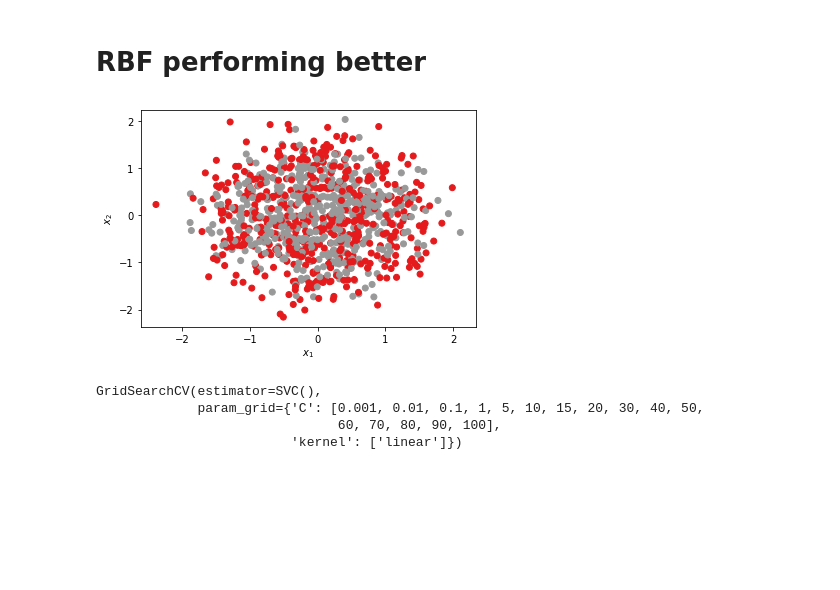
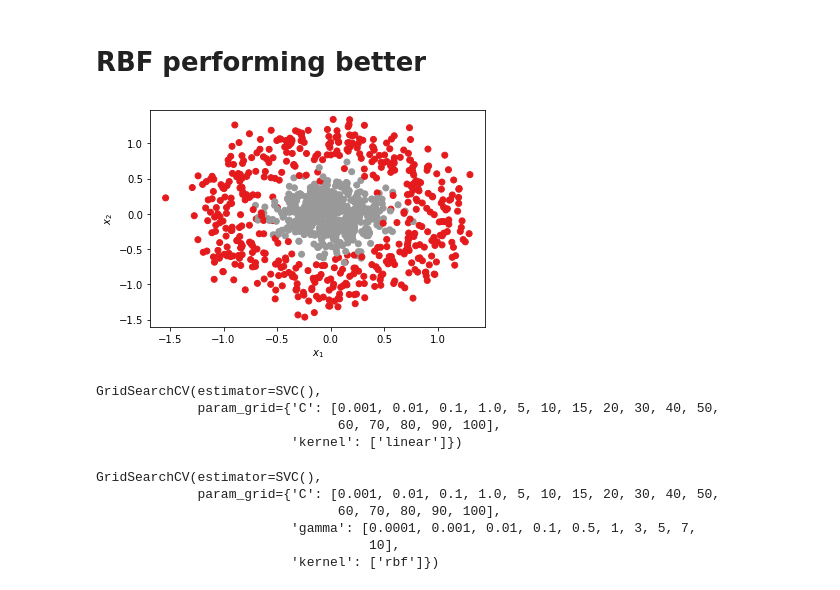
Before and after one commit to MBorgesT/ML_Assignment, a Jupyter notebook: LINEAR_vs_RBF.ipynb, the cells around one changed output. Drawn from its saved outputs; the diff is of its cells as text; code cells hidden in the pictures; blank space fills up the shorter version.

Commit message:
test_model_new

```diff
--- a/LINEAR_vs_RBF.ipynb
+++ b/LINEAR_vs_RBF.ipynb
@@ -96,26 +89,32 @@ The classifier boundary can't be plotted because the dataset has more than 2 dim
 def G_SVC_RBF():
 
     X, y = datasets.make_circles(n_samples=1000,
-                                 noise=0.5,
-                                 factor=0.7,
+                                 noise=0.2,
+                                 factor=0.2,
                                  random_state=42)
 
     return X, y
 # %%
 X_rbf, y_rbf = G_SVC_RBF()
+X_train, X_test, y_train, y_test = train_test_split(X_rbf,
+                                                    y_rbf,
+                                                    test_size=.33,
+                                                    random_state=42)
 
 plot_2d(X_rbf, y_rbf)
 # %% [output]
-[figure, old version]
+[figure, new version]
 # %%
-param_grid = {'C': [0.001,0.01,0.1,1,5,10,15,20,30, 40, 50, 60,70,80,90,100],
-              'kernel': ['linear']}
+#parameter tuning for linear kernel
+
+param_grid_lin = {'C': [0.001,0.01,0.1,1.,5,10,15,20,30, 40, 50, 60,70,80,90,100],
+                  'kernel': ['linear']}
 
 
-grid = GridSearchCV(SVC(), param_grid)
-grid.fit(X_train, y_train)
+grid_lin = GridSearchCV(SVC(), param_grid_lin)
+grid_lin.fit(X_train, y_train)
 # %% [output]
 GridSearchCV(estimator=SVC(),
-             param_grid={'C': [0.001, 0.01, 0.1, 1, 5, 10, 15, 20, 30, 40, 50,
+             param_grid={'C': [0.001, 0.01, 0.1, 1.0, 5, 10, 15, 20, 30, 40, 50,
                                60, 70, 80, 90, 100],
                          'kernel': ['linear']})
@@ -124,8 +121,17 @@ grid.best_params_
 # %%
-param_grid = {'C': [0.001,0.01,0.1,1,5,10,15,20,30, 40, 50, 60,70,80,90,100],
-              'kernel': ['rbf'],
-              'gamma': [0.0001, 0.001, 0.01, 0.1, 0.5, 1, 3, 5, 7, 10]}
+#parameter tuning for rbf kernel
+
+param_grid_rbf = {'C': [0.001,0.01,0.1,1.,5,10,15,20,30, 40, 50, 60,70,80,90,100],
+                  'kernel': ['rbf'],
+                  'gamma': [0.0001, 0.001, 0.01, 0.1, 0.5, 1, 3, 5, 7, 10]}
 
 
-grid = GridSearchCV(SVC(), param_grid)
-grid.fit(X_train, y_train)
+grid_rbf = GridSearchCV(SVC(), param_grid_rbf)
+grid_rbf.fit(X_train, y_train)
+# %% [output]
+GridSearchCV(estimator=SVC(),
+             param_grid={'C': [0.001, 0.01, 0.1, 1.0, 5, 10, 15, 20, 30, 40, 50,
+                               60, 70, 80, 90, 100],
+                         'gamma': [0.0001, 0.001, 0.01, 0.1, 0.5, 1, 3, 5, 7,
+                                   10],
+                         'kernel': ['rbf']})
```
Also changed, not shown: parts of 23 cells of this notebook, 2 other files.
